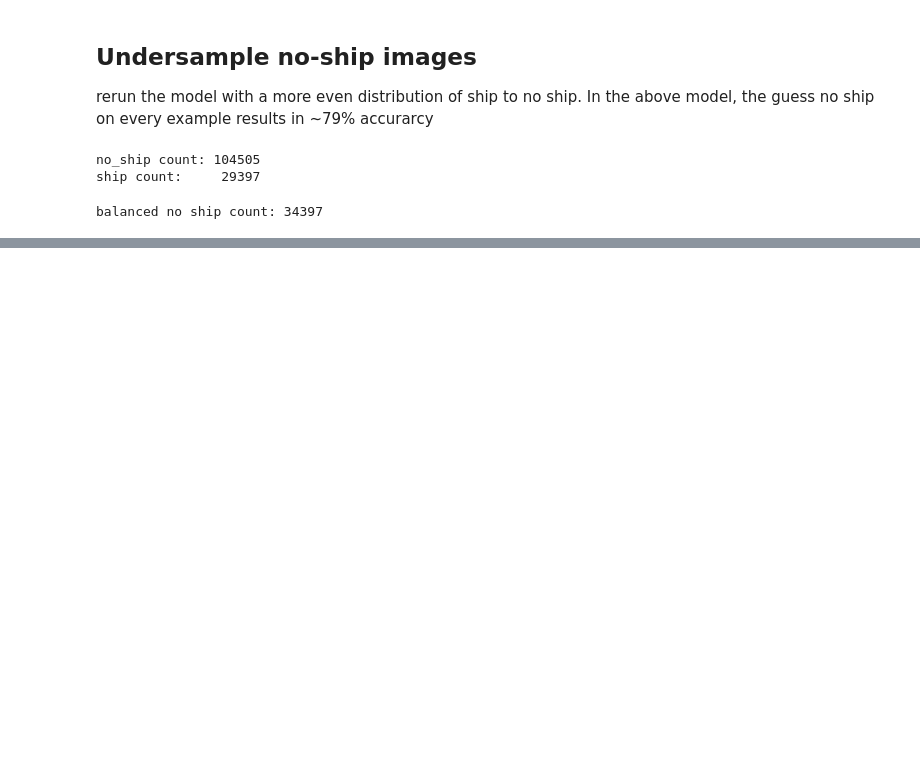
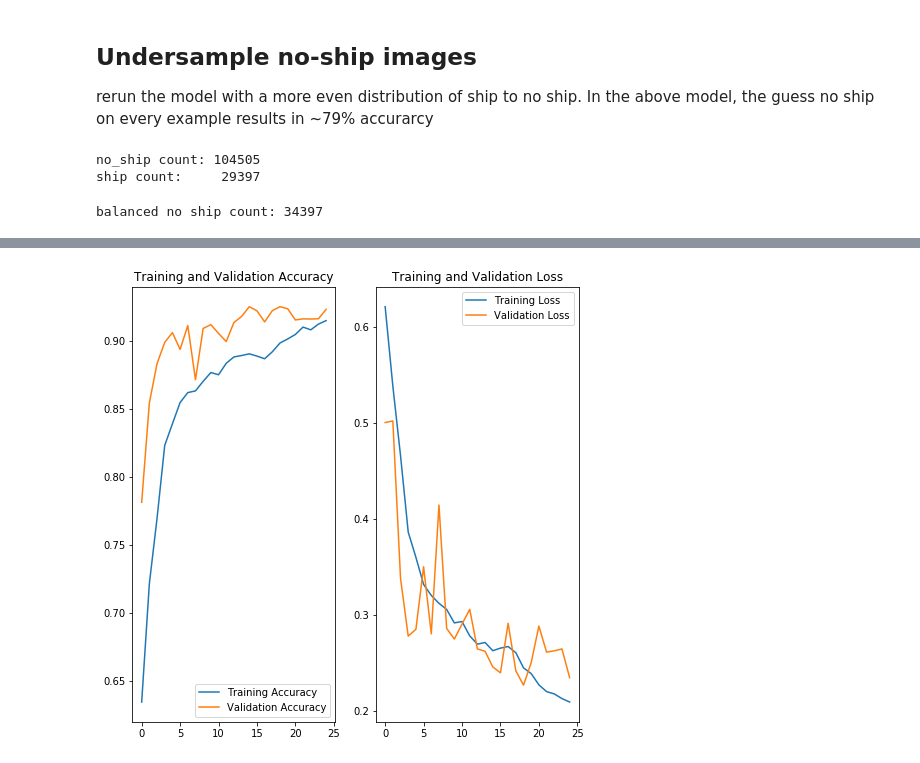
Before and after one commit to blainerothrock/airbus-ship-detection, a Jupyter notebook: binary_classification.ipynb, the cells around one changed output, grey strips where cells are left out. Cells and saved outputs as stored; diff of their text form; code cells hidden in the pictures; blank space fills up the shorter version.

```diff
--- a/binary_classification.ipynb
+++ b/binary_classification.ipynb
@@ -324,0 +552,9 @@ Epoch 1/100
+# %%
+dropout_history = dropout_model.fit(
+    dropout_train_data_gen,
+    steps_per_epoch=balanced_train_df.shape[0] // params.batch_size,
+    epochs=100,
+    callbacks=[checkpoint, earlyStop, reduceLROnPlateautf, tensorboard],
+    validation_data=dropout_valid_data_gen,
+    validation_steps=valid_df.shape[0] // params.batch_size
+)
@@ -324,0 +579,4 @@ Epoch 1/100
+# %%
+plot_accurary_and_loss(dropout_history, 'dropout_binary')
+# %% [output]
+[figure, added]
```
Also changed, not shown: parts of 16 cells of this notebook, 11 other files.
